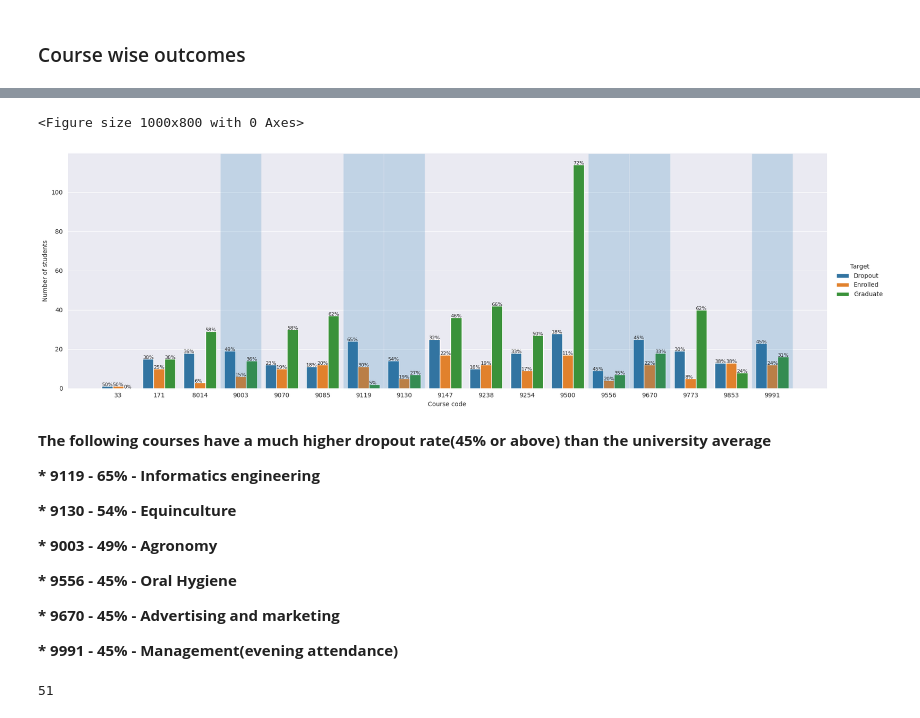
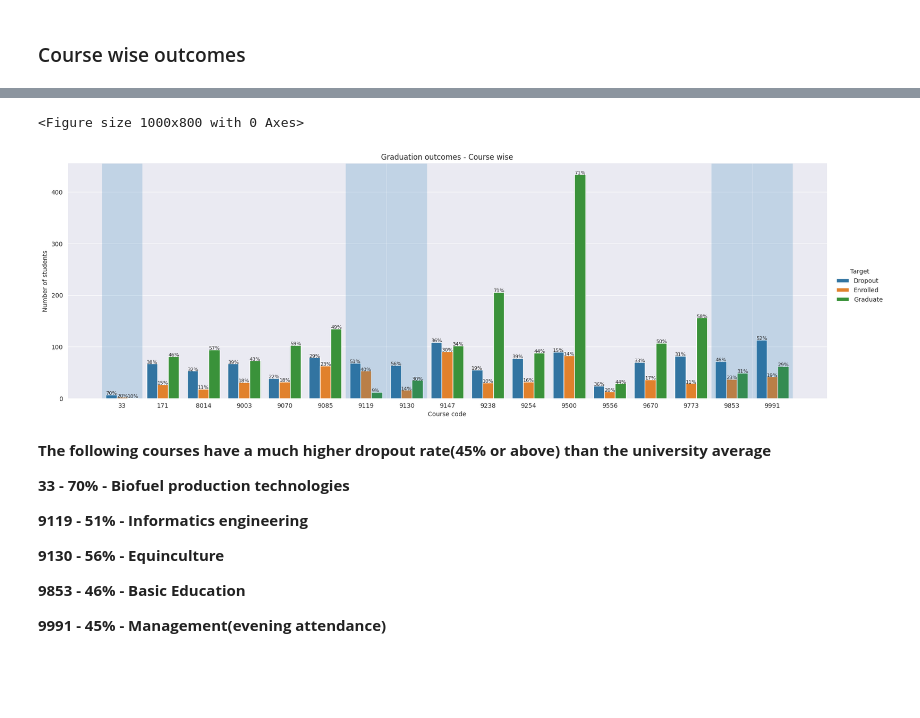
Before and after one commit to esviswajith95/enrollment_status, a Jupyter notebook: notebooks/02-esv-EDA_deep_dive.ipynb, the cells around one changed output, grey strips where cells are left out. Cells and saved outputs as stored; diff of their text form; code cells hidden in the pictures; blank space fills up the shorter version.

```diff
--- a/notebooks/02-esv-EDA_deep_dive.ipynb
+++ b/notebooks/02-esv-EDA_deep_dive.ipynb
@@ -19,7 +19,7 @@ sns.set_style('darkgrid')
 # %%
 ## importing data
 
-train = pd.read_csv("./../data/1_interim/test.csv")
+train = pd.read_csv("./../data/1_interim/train.csv")
 # %% [markdown]
 ## What is the current state of graduation outcomes at the university?
 # %% [markdown]
@@ -43,3 +46,15 @@ for p in plot.patches:
 **32% students dropped out while another 18% graduated late.**
 # %% [markdown]
 ### Course wise outcomes
+# %%
+plt.figure(figsize=(16, 6))
+fig = sns.countplot(data=train, x = "Course")
+plt.xlabel("Course code")
+plt.ylabel("Number of students")
+
+for p in fig.patches:
+    xy = (p.get_x()+0.25, p.get_height()+1)
+    fig.annotate(f"{p.get_height()*100/train.shape[0]:.1f}%", xy)
+
+plt.title("Course wise distribution of students")
+plt.show()
@@ -46,52 +63,46 @@ for p in plot.patches:
 # %%
 # Prepare the dataset for plotting
 course_wise_dropout = train.groupby(["Course", "Target"]).size().reset_index().rename(columns={0:"count"})
-# There is a zero count in one of the course which doesn't show up in groupby. adding it manually
-missing = pd.DataFrame({"Course": 33, "Target": "Graduate", "count": 0}, index=[0])
-course_wise_dropout = pd.concat((course_wise_dropout, missing)).reset_index()
+
 
 #Sorting to get to the same order as groupby so that values can be assigned easily in line2
 course_wise_dropout.sort_values(by=["Course", "Target"], inplace=True)
 course_wise_dropout["percentage"] = course_wise_dropout.groupby("Course").apply(lambda x: x["count"]/x["count"].sum()).values
 
 #sorting in the plotting order
 course_wise_dropout.sort_values(by=["Target", "Course"], inplace=True)
 
 # Plotting
 plt.figure(figsize=(10,8))
 fig = sns.catplot(data=course_wise_dropout, x="Course", y = "count", kind='bar', hue="Target", height= 6, aspect=3)
 plt.xlabel("Course code")
 plt.ylabel("Number of students")
 
 # Annotation
 for i, bar in enumerate(fig.ax.patches):
-    percent = f"{course_wise_dropout.iloc[i, 4]*100:.0f}%"
+    percent = f"{course_wise_dropout.iloc[i, 3]*100:.0f}%"
     xy = (bar.get_x(), bar.get_height())
     fig.ax.annotate(percent, xy, fontsize=8)
 
 #Highlighting
-for x in [3, 6, 7, 12, 13, 16]:
+for x in [0, 6, 7, 15, 16]:
     fig.ax.axvspan(x-0.5, x + 0.5, alpha = 0.2)
 
+plt.title("Graduation outcomes - Course wise")
 plt.show()
 # %% [output]
 <Figure size 1000x800 with 0 Axes>
-[figure, old version]
+[figure, new version]
 # %% [markdown]
+
 __The following courses have a much higher dropout rate(45% or above) than the university average__
 
-__* 9119 - 65% - Informatics engineering__
+__33 - 70% - Biofuel production technologies__
 
-__* 9130 - 54% - Equinculture__
+__9119 - 51% - Informatics engineering__
 
-__* 9003 - 49% - Agronomy__
+__9130 - 56% - Equinculture__
 
-__* 9556 - 45% - Oral Hygiene__
+__9853 - 46% - Basic Education__
 
-__* 9670 - 45% - Advertising and marketing__
-
-__* 9991 - 45% - Management(evening attendance)__
+__9991 - 45% - Management(evening attendance)__
-# %%
-len(fig.ax.patches)
-# %% [output]
-51
```
Also changed, not shown: parts of 63 cells of this notebook.
